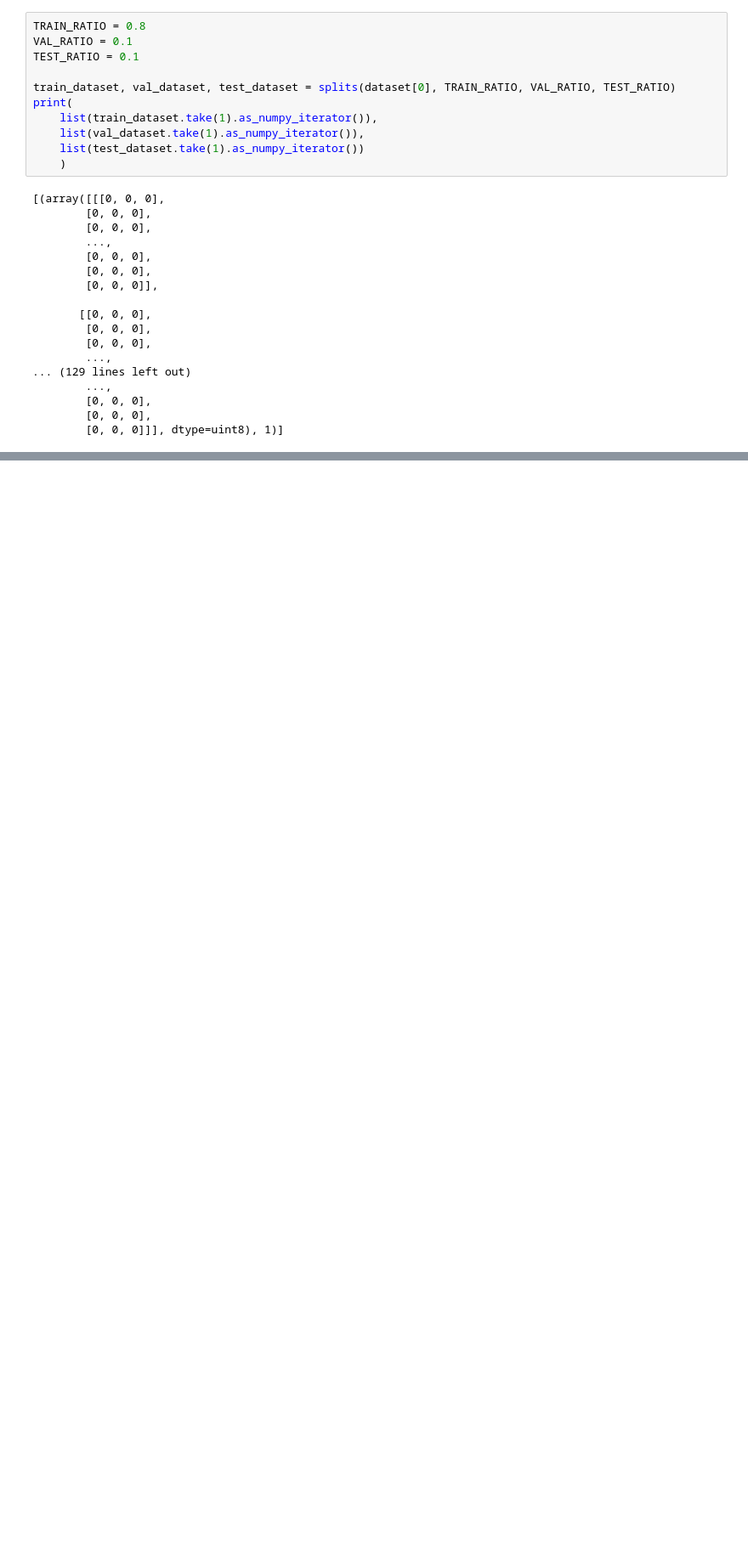
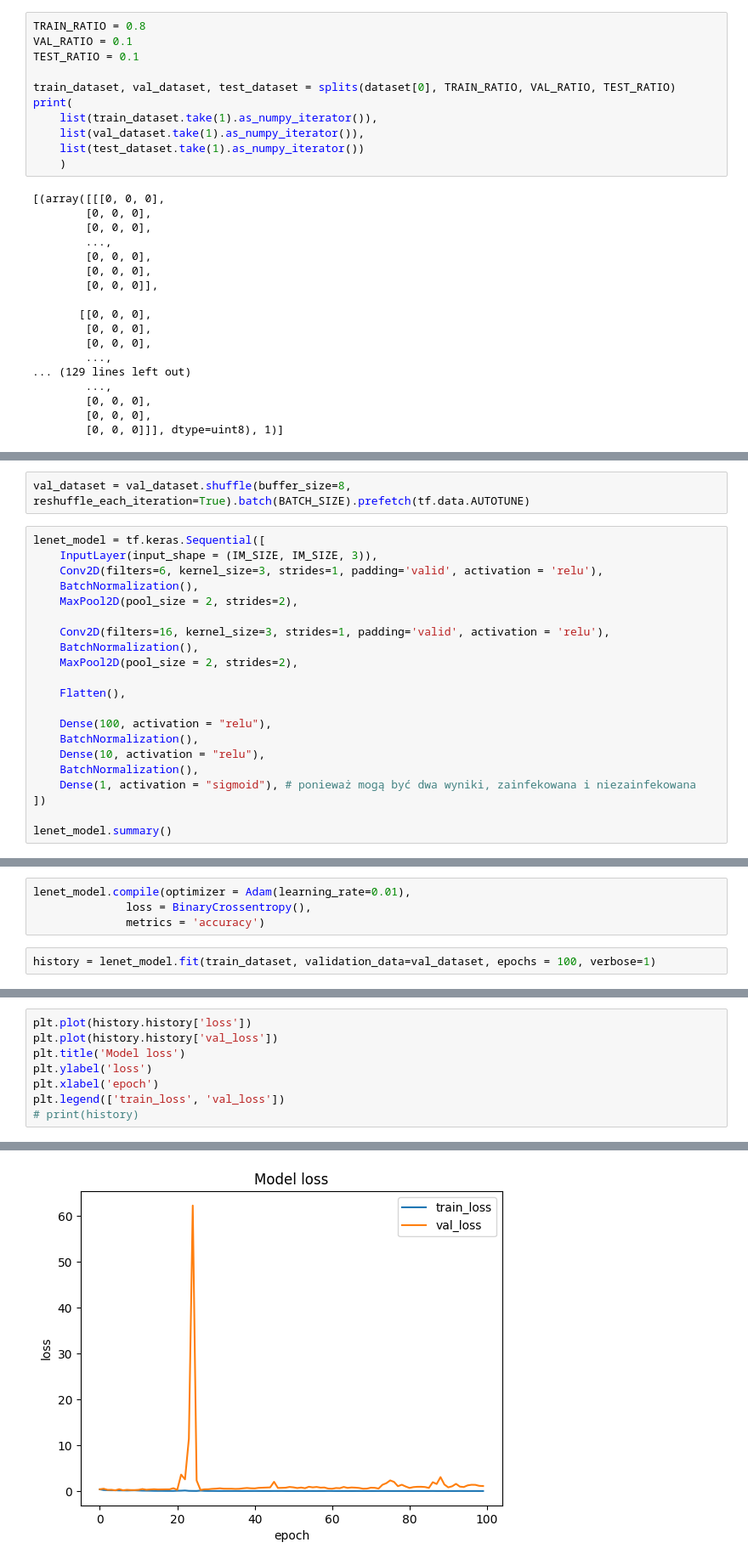
Before and after one commit to michaldabrowski98/MalariaCNN, a Jupyter notebook: malaria.ipynb, the cells around one changed output, grey strips where cells are left out. Shown: that part at 85% size. Saved outputs shown, nothing was run; the diff lists cells and outputs as text; blank space fills up the shorter version.

```diff
--- a/malaria.ipynb
+++ b/malaria.ipynb
@@ -64,0 +110,23 @@ print(
+# %%
+val_dataset = val_dataset.shuffle(buffer_size=8, reshuffle_each_iteration=True).batch(BATCH_SIZE).prefetch(tf.data.AUTOTUNE)
+# %%
+lenet_model = tf.keras.Sequential([
+    InputLayer(input_shape = (IM_SIZE, IM_SIZE, 3)),
+    Conv2D(filters=6, kernel_size=3, strides=1, padding='valid', activation = 'relu'),
+    BatchNormalization(),
+    MaxPool2D(pool_size = 2, strides=2),
+
+    Conv2D(filters=16, kernel_size=3, strides=1, padding='valid', activation = 'relu'),
+    BatchNormalization(),
+    MaxPool2D(pool_size = 2, strides=2),
+
+    Flatten(),
+
+    Dense(100, activation = "relu"),
+    BatchNormalization(),
+    Dense(10, activation = "relu"),
+    BatchNormalization(),
+    Dense(1, activation = "sigmoid"), # ponieważ mogą być dwa wyniki, zainfekowana i niezainfekowana
+])
+
+lenet_model.summary()
@@ -64,0 +158,6 @@ print(
+# %%
+lenet_model.compile(optimizer = Adam(learning_rate=0.01),
+              loss = BinaryCrossentropy(),
+              metrics = 'accuracy')
+# %%
+history = lenet_model.fit(train_dataset, validation_data=val_dataset, epochs = 100, verbose=1)
@@ -64,0 +182,9 @@ print(
+# %%
+plt.plot(history.history['loss'])
+plt.plot(history.history['val_loss'])
+plt.title('Model loss')
+plt.ylabel('loss')
+plt.xlabel('epoch')
+plt.legend(['train_loss', 'val_loss'])
+# print(history)
+# %% [output]
@@ -64,0 +192 @@ print(
+[figure, added]
```
Also changed, not shown: parts of 16 cells of this notebook.
